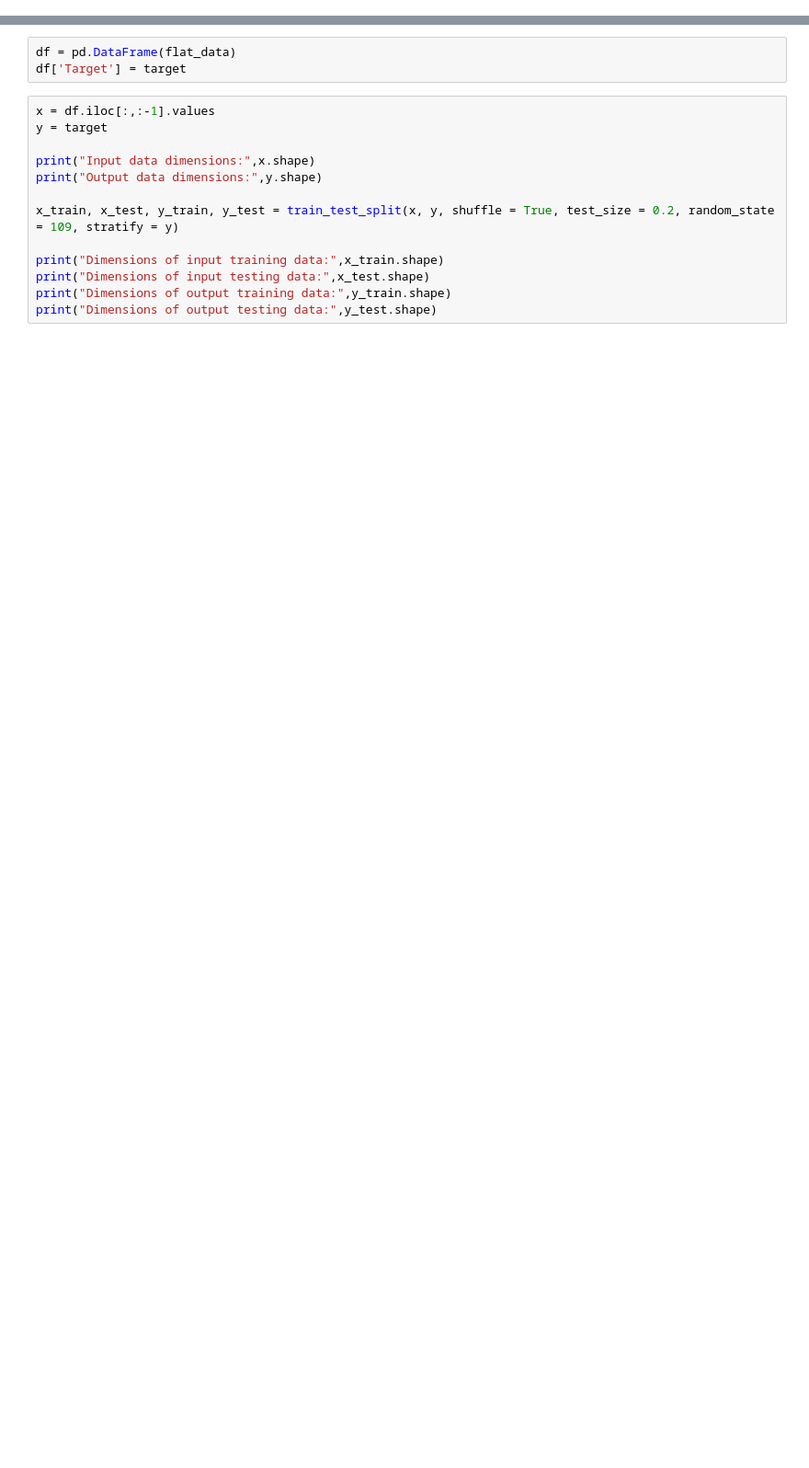
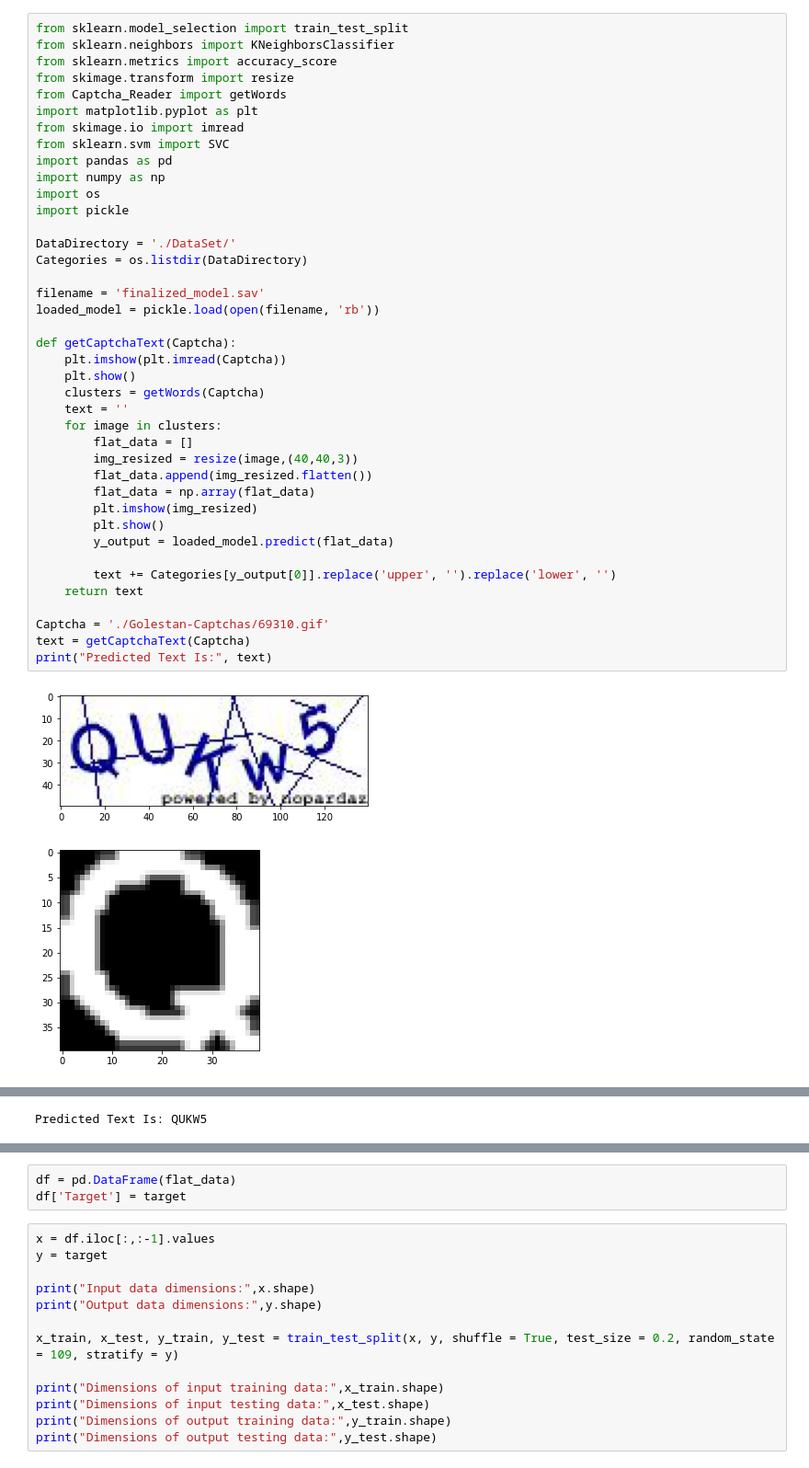
Before and after one commit to AmirH-Moosavi/Golestan, a Jupyter notebook: Captchareader.ipynb, the cells around one changed output, grey strips where cells are left out. Shown: that part at 92% size. Saved outputs shown, nothing was run; the diff lists cells and outputs as text; blank space fills up the shorter version.

Commit message:
knn algorithm implemented. Model saved as a .sav file and running time incredibly decreased.

```diff
--- a/Captchareader.ipynb
+++ b/Captchareader.ipynb
@@ -0,0 +1,43 @@
+# %%
+from sklearn.model_selection import train_test_split
+from sklearn.neighbors import KNeighborsClassifier
+from sklearn.metrics import accuracy_score
+from skimage.transform import resize
+from Captcha_Reader import getWords
+import matplotlib.pyplot as plt
+from skimage.io import imread
+from sklearn.svm import SVC
+import pandas as pd
+import numpy as np
+import os
+import pickle
+
+DataDirectory = './DataSet/'
+Categories = os.listdir(DataDirectory)
+
+filename = 'finalized_model.sav'
+loaded_model = pickle.load(open(filename, 'rb'))
+
+def getCaptchaText(Captcha):
+    plt.imshow(plt.imread(Captcha))
+    plt.show()
+    clusters = getWords(Captcha)
+    text = ''
+    for image in clusters:
+        flat_data = []
+        img_resized = resize(image,(40,40,3))
+        flat_data.append(img_resized.flatten())
+        flat_data = np.array(flat_data)
+        plt.imshow(img_resized)
+        plt.show()
+        y_output = loaded_model.predict(flat_data)
+
+        text += Categories[y_output[0]].replace('upper', '').replace('lower', '')
+    return text
+
+Captcha = './Golestan-Captchas/69310.gif'
+text = getCaptchaText(Captcha)
+print("Predicted Text Is:", text)
+# %% [output]
+[figure, added]
+[figure, added]
@@ -1,3 +48,4 @@
+Predicted Text Is: QUKW5
 # %%
 from sklearn.model_selection import train_test_split
 from sklearn.neighbors import KNeighborsClassifier
```
Also changed, not shown: parts of 10 cells of this notebook, 2 other files.
